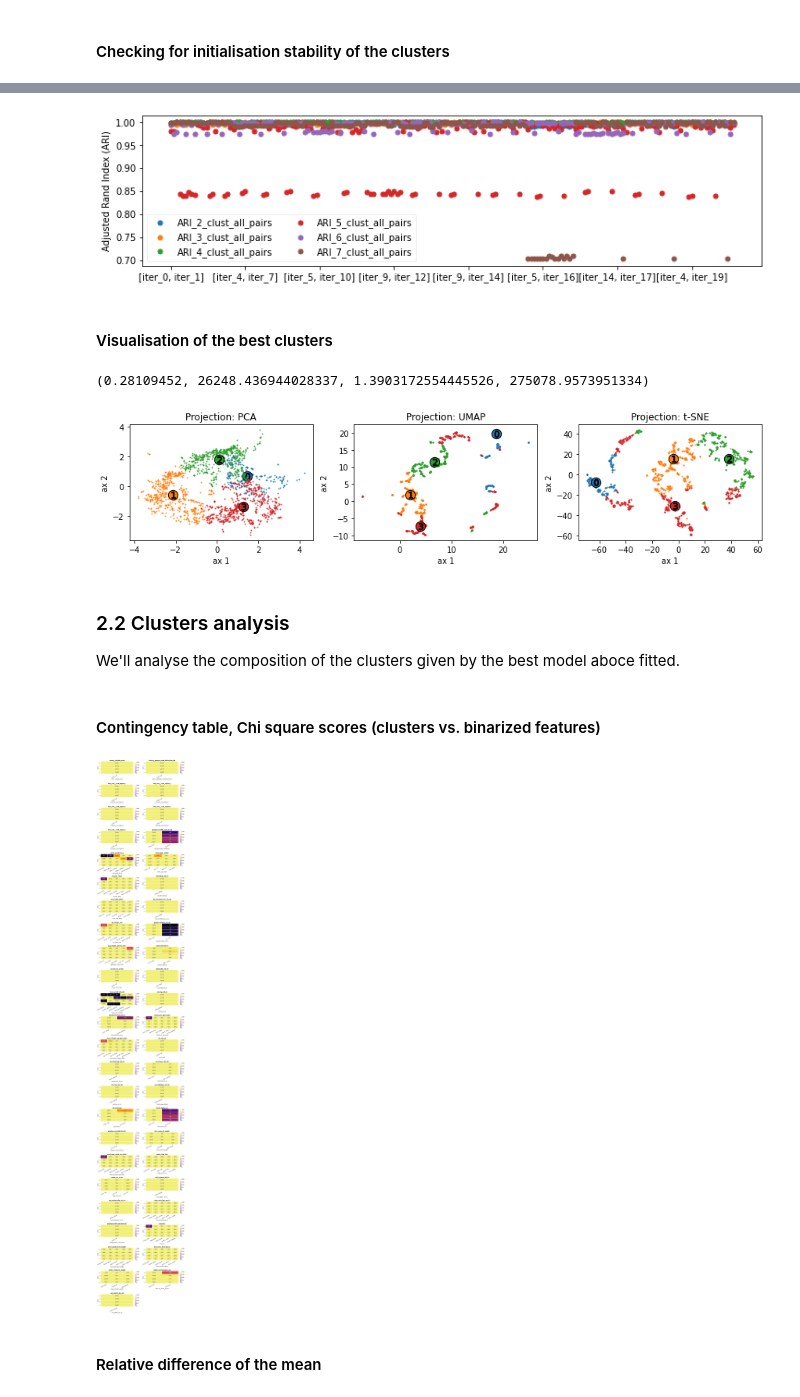
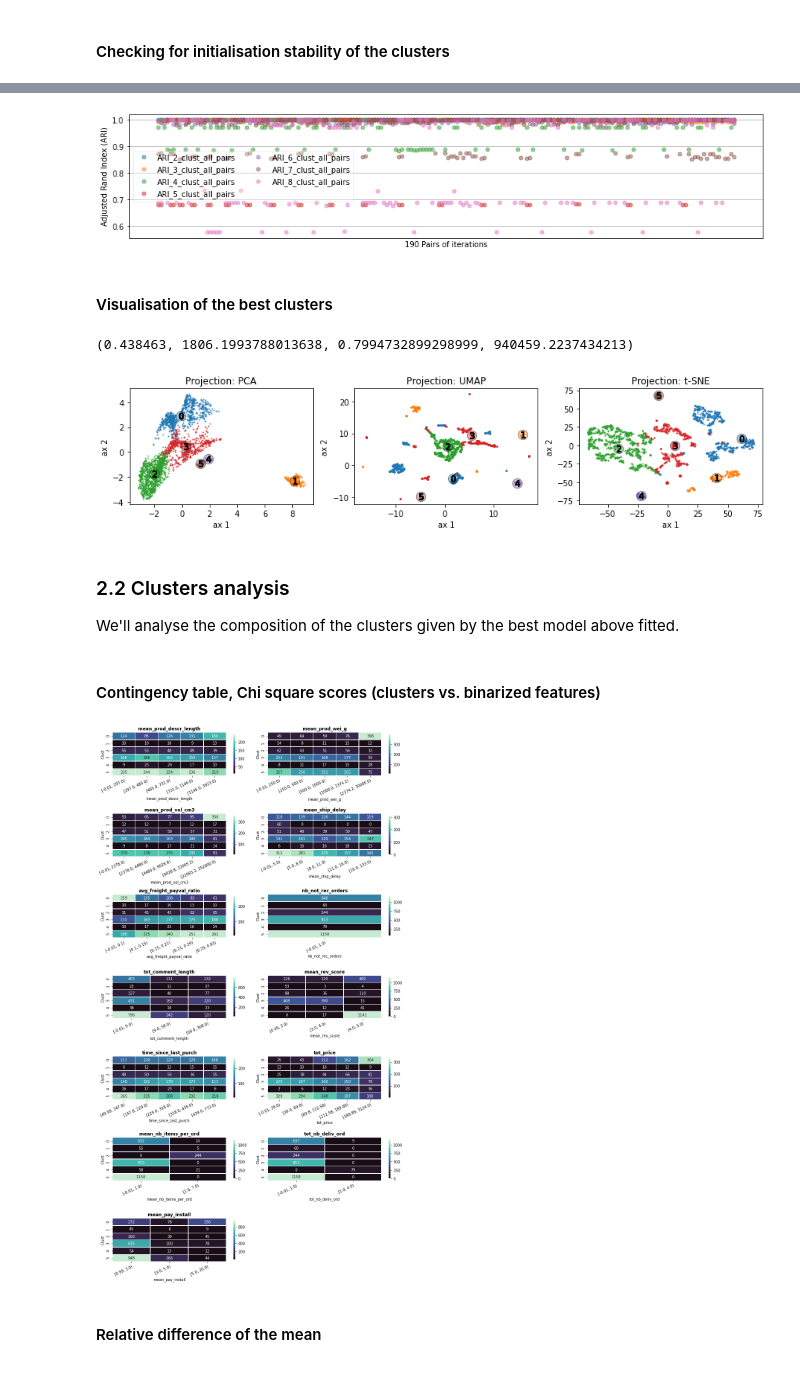
Before and after one commit to SmellyArmure/OC_DS_Project5, a Jupyter notebook: NOTEBOOKS/P5_Clustering.ipynb, the cells around one changed output, grey strips where cells are left out. Cells and saved outputs as stored; diff of their text form; code cells hidden in the pictures.

```diff
--- a/NOTEBOOKS/P5_Clustering.ipynb
+++ b/NOTEBOOKS/P5_Clustering.ipynb
@@ -900,2 +411,5 @@ We can consider that a model fitted on a stratified sample of 2000 give similar
+# %%
+df_sampl, _ = train_test_split(df, train_size=3000, stratify=bin_mean_review)
+ind_samp_3000 = df_sampl.index
 # %% [markdown]
 ### 2.1 Optimisation of the number of clusters
@@ -902,3 +418,6 @@ We can consider that a model fitted on a stratified sample of 2000 give similar
+# %%
+df = dfA_trans.loc[ind_samp_3000]
+df_expl = dfA.loc[ind_samp_3000]
 # %% [markdown]
 #### Evaluation of the KMeans clustering scores
 # %% [markdown]
@@ -1040,12 +568,15 @@ plt.gcf().set_size_inches(7,2.5)
 # %%
 fig, ax = plt.subplots(1)
-df_ARI_stab.plot(marker='o', markersize=5, linestyle='', ax=ax)
-fig.set_size_inches(12,3)
+df_ARI_stab.plot(marker='o', markersize=5, linestyle='', alpha=0.5, ax=ax)
+fig.set_size_inches(15,3)
 ax.legend(ncol=2).get_frame().set_alpha(0.3)
 ax.set_ylabel('Adjusted Rand Index (ARI)')
+ax.set_xlabel(f'{df_ARI_stab.shape[0]} Pairs of iterations')
+plt.tick_params(axis='x', which='both', bottom=False, labelbottom=False)
+plt.grid(axis='y')
 plt.show()
 # %% [output]
-[figure, old version]
+[figure, new version]
 # %% [markdown]
 #### Visualisation of the best clusters
 # %%
@@ -1054,8 +585,8 @@ from sklearn.metrics import silhouette_score, davies_bouldin_score, calinski_har
 
 # fit the model on the whole dataframe
 
-n=4
-best_model = KMeans(n_clusters=n, n_jobs=-1)
+n_clust=6
+best_model = KMeans(n_clusters=n_clust, n_jobs=-1, random_state=14)
 best_model.fit(df)
 ser_clust = pd.Series(data=best_model.labels_,
                       index=df.index)
@@ -1066,7 +597,7 @@ cal_harab = calinski_harabasz_score(X=df, labels=ser_clust)
 distor = km.inertia_
 silh, cal_harab, dav_bould, distor
 # %% [output]
-(0.28109452, 26248.436944028337, 1.3903172554445526, 275078.9573951334)
+(0.438463, 1806.1993788013638, 0.7994732899298999, 940459.2237434213)
 # %%
 fig = plt.figure(figsize=(12,3))
 
@@ -1074,22 +605,33 @@ tab_proj = ['PCA', 'UMAP', 't-SNE']
 for i, proj in enumerate(tab_proj,1):
     ax = fig.add_subplot(1,len(tab_proj), i)
     # plot only a sample, but using the model already fitted
-    plot_projection(df.loc[ind_samp_2000], model=best_model, proj=proj,
+    plot_projection(df, model=best_model, proj=proj,
                     fig=fig, ax=ax)
 fig.tight_layout()
 # %% [output]
-[figure, old version]
+[figure, new version]
 # %% [markdown]
 ### 2.2 Clusters analysis
 
-We'll analyse the composition of the clusters given by the best model aboce fitted.
+We'll analyse the composition of the clusters given by the best model above fitted.
 # %% [markdown]
 #### Contingency table, Chi square scores (clusters vs. binarized features)
+# %%
+best_model.fit(df)
+ser_clust = pd.Series(best_model.labels_,
+                        index=df.index,
+                        name='clust')
+df_expl_quant = df_expl.select_dtypes(include=[np.number])
+ser_bin = pd.qcut(df_expl_quant[df_expl_quant.columns[0]], [0,0.2,0.4,0.6,0.8,1],
+                            precision=2, duplicates='drop')
+
+
+data_crosstab = pd.crosstab(ser_clust, ser_bin, margins = False)
 # %%
-contingency_tables(best_model, df, df_expl, palette="inferno",
+contingency_tables(best_model, df, df_expl, palette="mako",
                    cut_mode='quantile')
 # %% [output]
-[figure, old version]
+[figure, new version]
 # %% [markdown]
 #### Relative difference of the mean
 # %%
```
Also changed, not shown: parts of 168 cells of this notebook, 5 other files.
